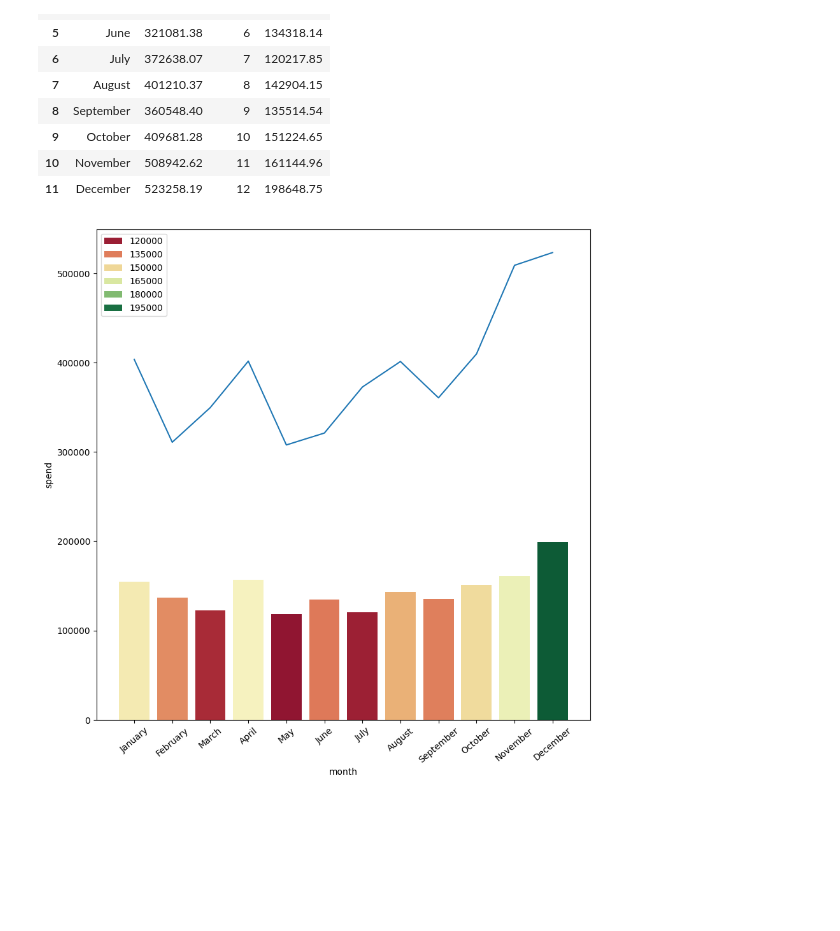
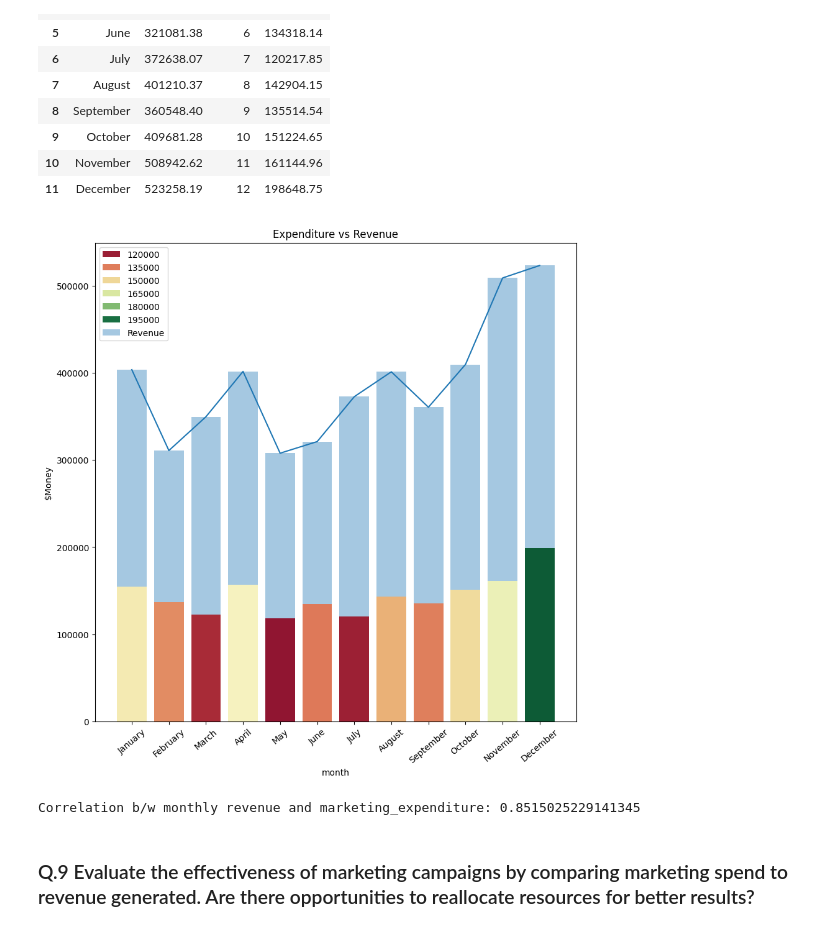
Before and after one commit to sanketmishra009/scaler, a Jupyter notebook: projects/e-commerceAnalysis/analysis.ipynb, the cells around one changed output. Cells and saved outputs as stored; diff of their text form; code cells hidden in the pictures; blank space fills up the shorter version.

```diff
--- a/projects/e-commerceAnalysis/analysis.ipynb
+++ b/projects/e-commerceAnalysis/analysis.ipynb
@@ -622,10 +660,19 @@ mdf
 | 11 | December | 523258.19 | 12 | 198648.75 |
 # %%
 plt.figure(figsize = (10,10))
+plt.bar( mdf['month'] , mdf['revenue'] , alpha= 0.4 , label = 'Revenue')
 sns.barplot(mdf , x = 'month' , y = 'spend' , hue = 'spend' , palette= 'RdYlGn')
 plt.xticks(rotation = 40)
-sns.lineplot(mdf , x = 'month' , y = 'revenue' , )
+sns.lineplot(mdf , x = 'month' , y = 'revenue' )
+plt.ylabel('$Money')
+plt.title('Expenditure vs Revenue')
 plt.legend()
 plt.show()
 # %% [output]
-[figure, old version]
+[figure, new version]
+# %%
+print(f"Correlation b/w monthly revenue and marketing_expenditure: {mdf['revenue'].corr(mdf['spend'])}")
+# %% [output]
+Correlation b/w monthly revenue and marketing_expenditure: 0.8515025229141345
+# %% [markdown]
+### Q.9 Evaluate the effectiveness of marketing campaigns by comparing marketing spend to revenue generated. Are there opportunities to reallocate resources for better results?
```
Also changed, not shown: parts of 94 cells of this notebook, 8 other files.
